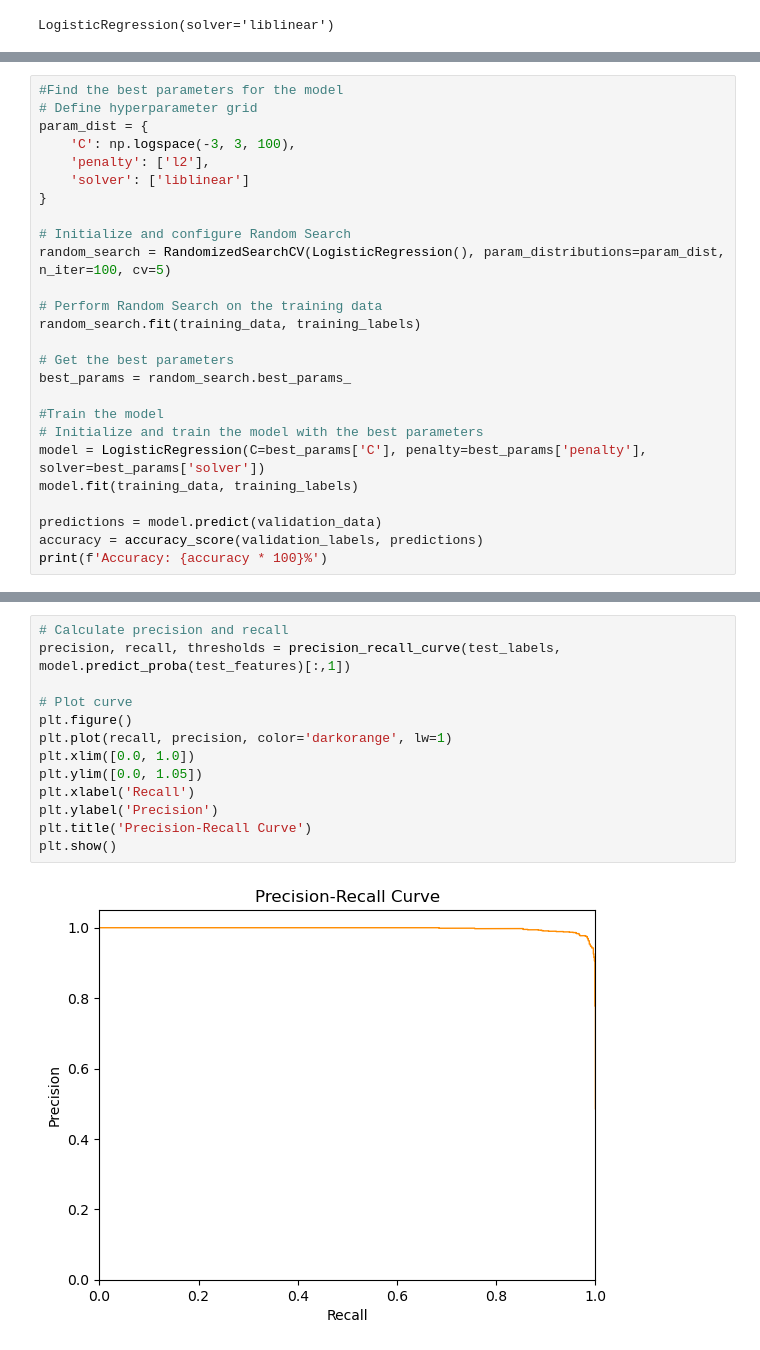
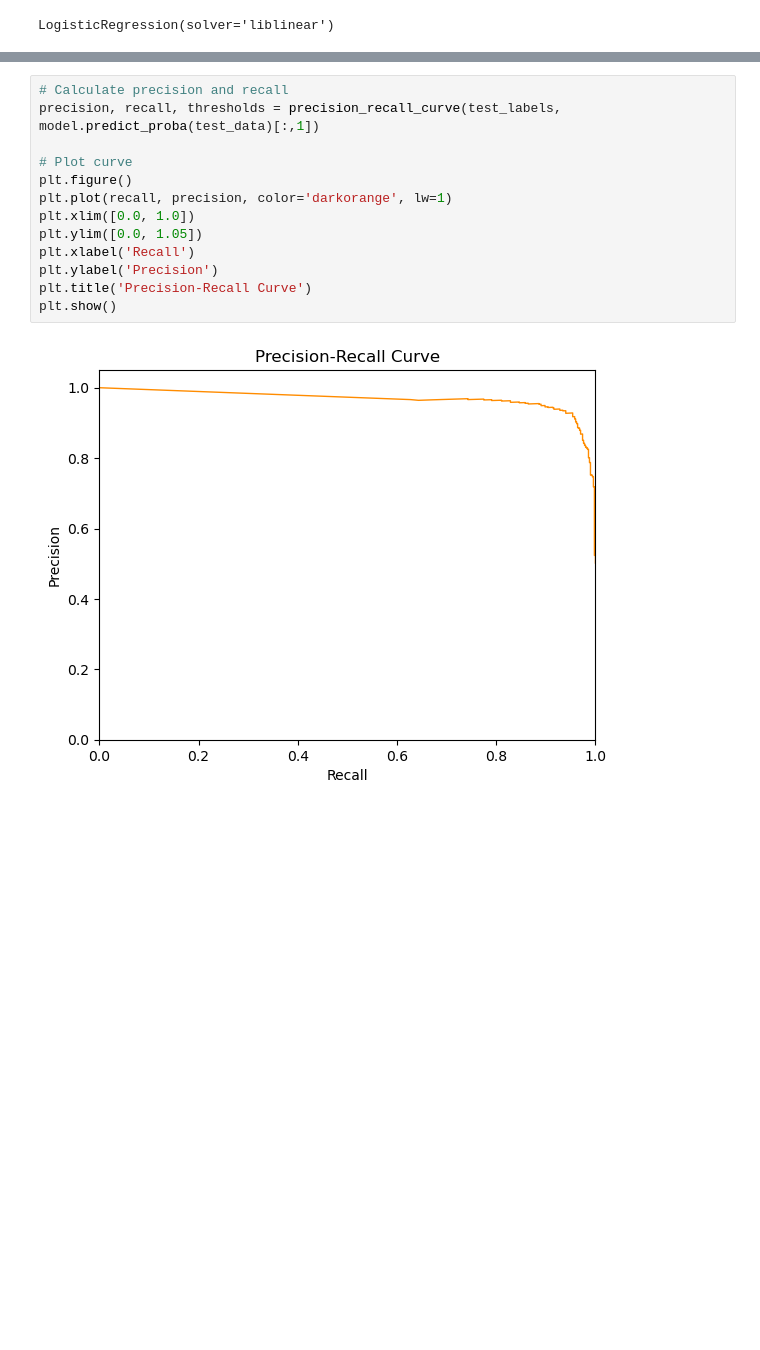
Before and after one commit to Amehroke/ML_Project, a Jupyter notebook: LogReg.ipynb, the cells around one changed output, grey strips where cells are left out. Drawn from its saved outputs; the diff is of its cells as text; blank space fills up the shorter version.

```diff
--- a/LogReg.ipynb
+++ b/LogReg.ipynb
@@ -148,26 +148,0 @@ Cross-Validation Mean Accuracy: 94.69999999999999%, Std: 1.3266499161421583%
-# %%
-#Find the best parameters for the model
-# Define hyperparameter grid
-param_dist = {
-    'C': np.logspace(-3, 3, 100),
-    'penalty': ['l2'],
-    'solver': ['liblinear']
-}
-
-# Initialize and configure Random Search
-random_search = RandomizedSearchCV(LogisticRegression(), param_distributions=param_dist, n_iter=100, cv=5)
-
-# Perform Random Search on the training data
-random_search.fit(training_data, training_labels)
-
-# Get the best parameters
-best_params = random_search.best_params_
-
-#Train the model
-# Initialize and train the model with the best parameters
-model = LogisticRegression(C=best_params['C'], penalty=best_params['penalty'], solver=best_params['solver'])
-model.fit(training_data, training_labels)
-
-predictions = model.predict(validation_data)
-accuracy = accuracy_score(validation_labels, predictions)
-print(f'Accuracy: {accuracy * 100}%')
@@ -212,18 +223,18 @@ ValueError: Found input variables with inconsistent numbers of samples: [1000, 1
 # %%
 # Calculate precision and recall
-precision, recall, thresholds = precision_recall_curve(test_labels, model.predict_proba(test_features)[:,1])
+precision, recall, thresholds = precision_recall_curve(test_labels, model.predict_proba(test_data)[:,1])
 
 # Plot curve
 plt.figure()
 plt.plot(recall, precision, color='darkorange', lw=1)
 plt.xlim([0.0, 1.0])
 plt.ylim([0.0, 1.05])
 plt.xlabel('Recall')
 plt.ylabel('Precision')
 plt.title('Precision-Recall Curve')
 plt.show()
 # %% [output]
-[figure, old version]
+[figure, new version]
 # %%
 # Generate confusion matrix
 cm = confusion_matrix(test_labels, predictions)
```
Also changed, not shown: parts of 10 cells of this notebook.
